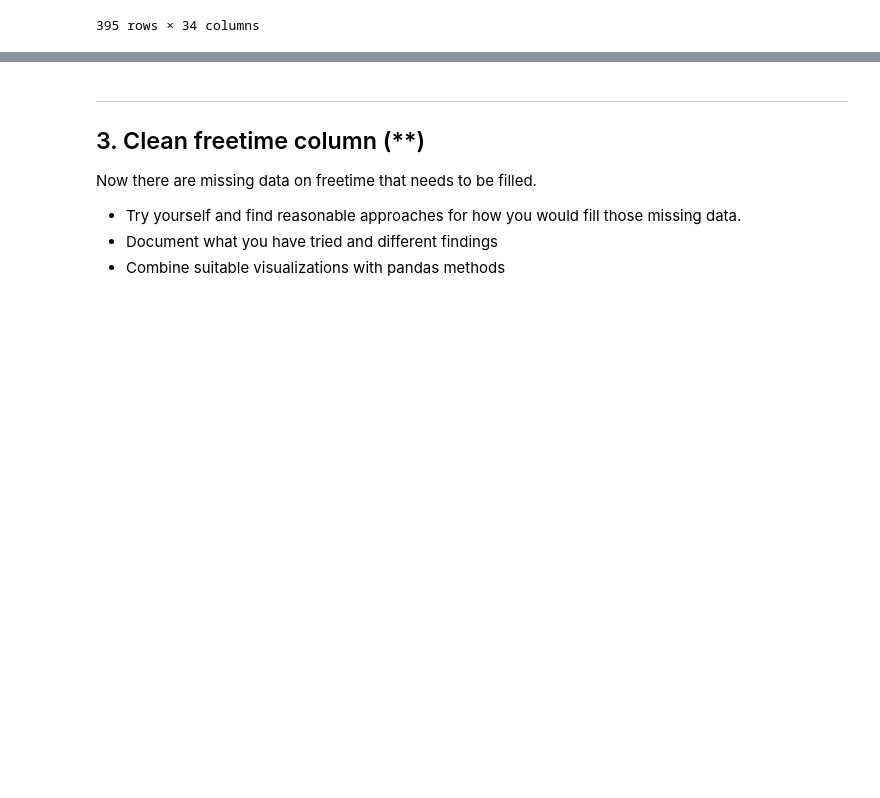
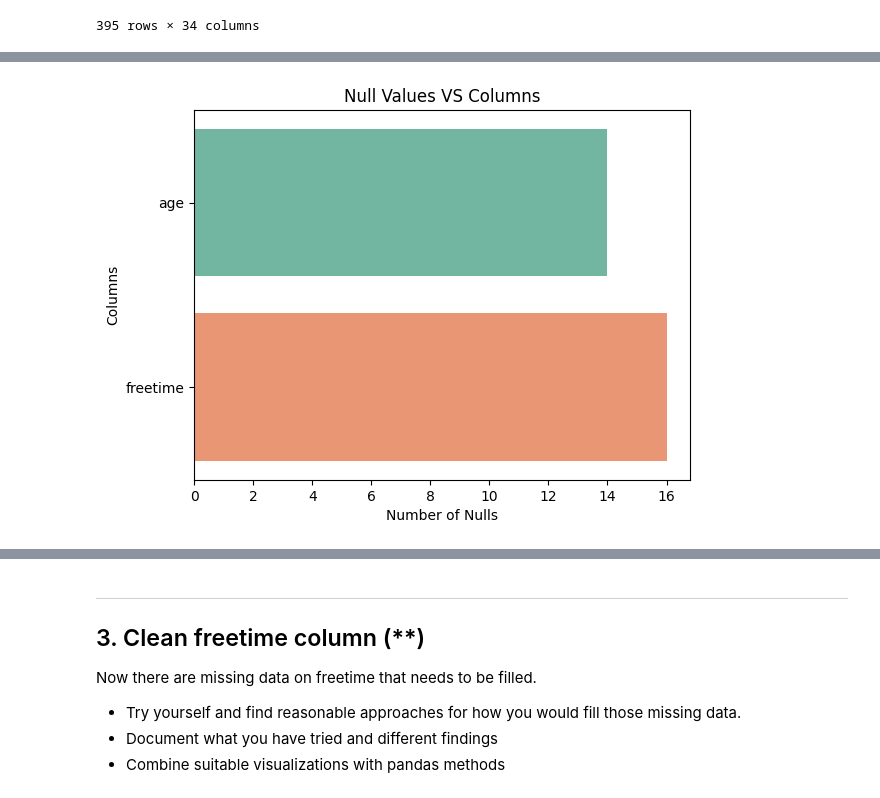
Before and after one commit to AptiDz/data-behandling-APTI-DZHAMURZAEV, a Jupyter notebook: Exercises/E01_missing_aggregation.ipynb, the cells around one changed output, grey strips where cells are left out. Saved outputs shown, nothing was run; the diff lists cells and outputs as text; code cells hidden in the pictures; blank space fills up the shorter version.

```diff
--- a/Exercises/E01_missing_aggregation.ipynb
+++ b/Exercises/E01_missing_aggregation.ipynb
@@ -115,2 +353,17 @@ student_matmissing_data
+# %%
+# a)
+
+number_of_nulls= freetime_or_age_null[["age", "freetime"]].isnull().sum()
+
+number_of_nulls_df = number_of_nulls.reset_index()
+number_of_nulls_df.columns = ["column", "num_nulls"]
+
+ax = sns.barplot(data=number_of_nulls_df, x="num_nulls", y="column", hue="column", palette="Set2")
+
+ax.set(xlabel = "Number of Nulls", ylabel = "Columns", title = "Null Values VS Columns")
+
+plt.show()
+# %% [output]
+[figure, added]
 # %%
 # b)
```
Also changed, not shown: parts of 14 cells of this notebook, 5 other files.
